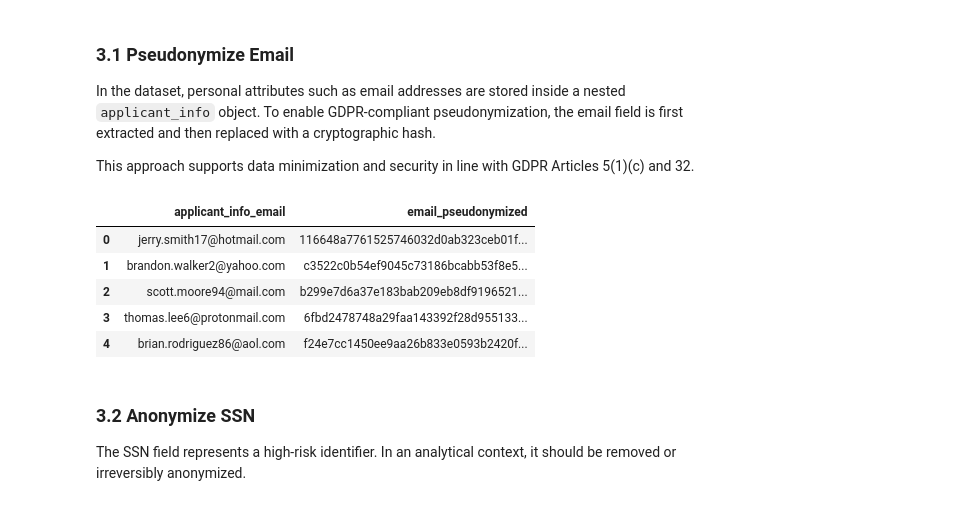
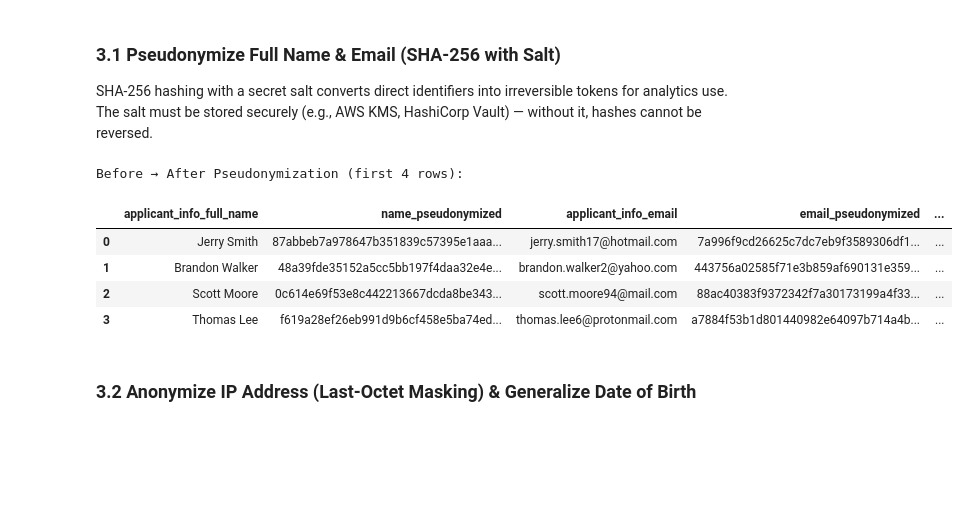
Before and after one commit to henrikpkr/dego-project-team4, a Jupyter notebook: notebooks/03-privacy-demo.ipynb, the cells around one changed output. Drawn from its saved outputs; the diff is of its cells as text; code cells hidden in the pictures; blank space fills up the shorter version.

```diff
--- a/notebooks/03-privacy-demo.ipynb
+++ b/notebooks/03-privacy-demo.ipynb
@@ -108,35 +391,47 @@ preserving processing.
 # %% [markdown]
-### 3.1 Pseudonymize Email
+### 3.1 Pseudonymize Full Name & Email (SHA-256 with Salt)
 
-In the dataset, personal attributes such as email addresses are stored
-inside a nested `applicant_info` object. To enable GDPR-compliant
-pseudonymization, the email field is first extracted and then replaced
-with a cryptographic hash.
-
-This approach supports data minimization and security in line with
-GDPR Articles 5(1)(c) and 32.
+SHA-256 hashing with a secret salt converts direct identifiers into irreversible tokens for analytics use. The salt must be stored securely (e.g., AWS KMS, HashiCorp Vault) — without it, hashes cannot be reversed.
 # %%
-import hashlib
-import pandas as pd
+# ── 3.1  Salted SHA-256 Pseudonymization ──────────────────────────────────────
+# In production, PSEUDONYM_SALT would be loaded from a secrets manager (never hardcoded)
+PSEUDONYM_SALT = "novacred-dpo-secret-2024"   # demo salt only
 
-def pseudonymize(email):
-    if pd.isna(email):
+def pseudonymize_field(value: str, salt: str = PSEUDONYM_SALT) -> str:
+    """Return salted SHA-256 hex digest; preserves NaN as None."""
+    if pd.isna(value):
         return None
-    return hashlib.sha256(str(email).encode()).hexdigest()
+    salted = f"{salt}:{str(value).strip().lower()}"
+    return hashlib.sha256(salted.encode("utf-8")).hexdigest()
 
-df["email_pseudonymized"] = df["applicant_info_email"].apply(pseudonymize)
+# Work on a dedicated analytics copy — never modify the operational record
+df_anon = df.copy()
 
-df[["applicant_info_email", "email_pseudonymized"]].head()
+# Pseudonymize full name
+df_anon["name_pseudonymized"] = df_anon["applicant_info_full_name"].apply(pseudonymize_field)
+
+# Pseudonymize email
+df_anon["email_pseudonymized"] = df_anon["applicant_info_email"].apply(pseudonymize_field)
+
+# Pseudonymize SSN  (hash preserves referential integrity without exposing the number)
+df_anon["ssn_pseudonymized"] = df_anon["applicant_info_ssn"].apply(pseudonymize_field)
+
+# Show before / after
+comparison = df_anon[[
+    "applicant_info_full_name", "name_pseudonymized",
+    "applicant_info_email",     "email_pseudonymized",
+    "applicant_info_ssn",       "ssn_pseudonymized",
+]].head(4)
+
+print("Before → After Pseudonymization (first 4 rows):\n")
+comparison
 # %% [output]
+Before → After Pseudonymization (first 4 rows):
-|  | applicant_info_email | email_pseudonymized |
-| 0 | jerry.smith17@hotmail.com | 116648a7761525746032d0ab323ceb01f... |
-| 1 | brandon.walker2@yahoo.com | c3522c0b54ef9045c73186bcabb53f8e5... |
-| 2 | scott.moore94@mail.com | b299e7d6a37e183bab209eb8df9196521... |
-| 3 | thomas.lee6@protonmail.com | 6fbd2478748a29faa143392f28d955133... |
-| 4 | brian.rodriguez86@aol.com | f24e7cc1450ee9aa26b833e0593b2420f... |
+|  | applicant_info_full_name | name_pseudonymized | applicant_info_email | email_pseudonymized | ... |
+| 0 | Jerry Smith | 87abbeb7a978647b351839c57395e1aaa... | jerry.smith17@hotmail.com | 7a996f9cd26625c7dc7eb9f3589306df1... | ... |
+| 1 | Brandon Walker | 48a39fde35152a5cc5bb197f4daa32e4e... | brandon.walker2@yahoo.com | 443756a02585f71e3b859af690131e359... | ... |
+| 2 | Scott Moore | 0c614e69f53e8c442213667dcda8be343... | scott.moore94@mail.com | 88ac40383f9372342f7a30173199a4f33... | ... |
+| 3 | Thomas Lee | f619a28ef26eb991d9b6cf458e5ba74ed... | thomas.lee6@protonmail.com | a7884f53b1d801440982e64097b714a4b... | ... |
 # %% [markdown]
-### 3.2 Anonymize SSN
-
-The SSN field represents a high-risk identifier. In an analytical
-context, it should be removed or irreversibly anonymized.
+### 3.2 Anonymize IP Address (Last-Octet Masking) & Generalize Date of Birth
 # %%
```
Also changed, not shown: parts of 33 cells of this notebook.
